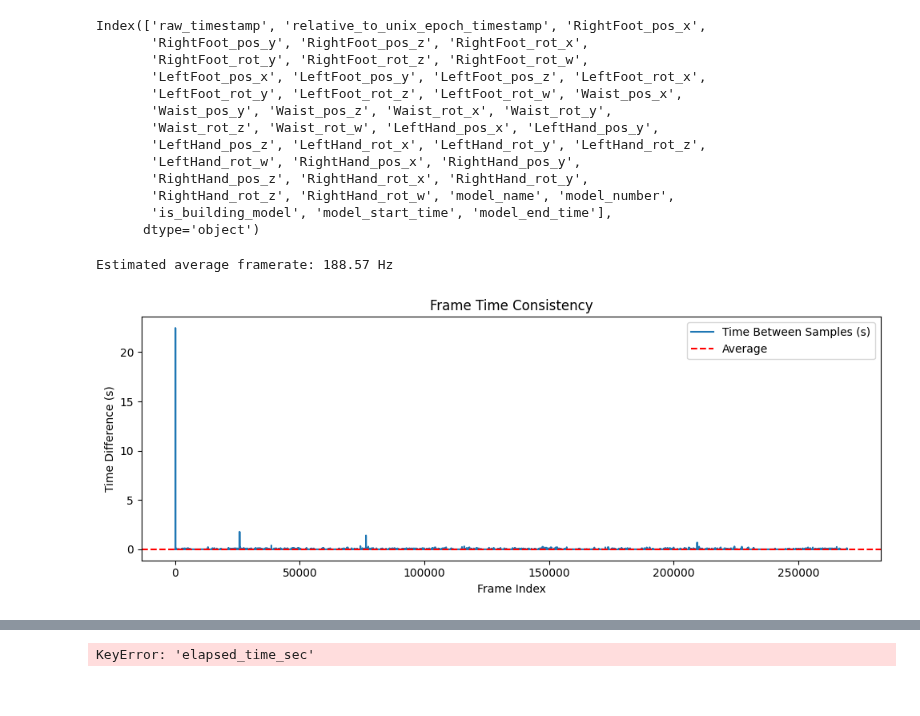
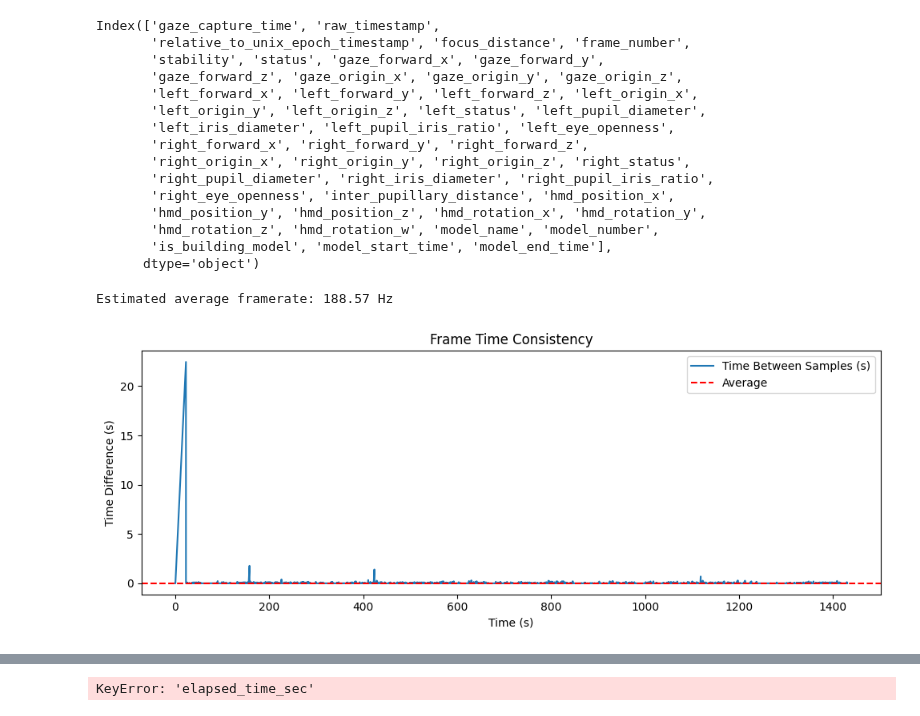
Before and after one commit to JohnMadrid/lego-vr-analysis, a Jupyter notebook: 1_data_analysis_sample_Condition1.ipynb, the cells around one changed output, grey strips where cells are left out. Drawn from its saved outputs; the diff is of its cells as text; code cells hidden in the pictures.

Commit message:
Sampling rate, added labels

```diff
--- a/1_data_analysis_sample_Condition1.ipynb
+++ b/1_data_analysis_sample_Condition1.ipynb
@@ -3,6 +3,14 @@ import pandas as pd
 import matplotlib.pyplot as plt
 
 # CSV-Data
-df = pd.read_csv("D:/LegoVR/unity-lego-vr/Other_than_in_project_files/BT_Data/P001_BT_Data_2025-07-31.csv")
+# Ensure headers are attached correctly by explicitly specifying header row if needed
+# If the first row of the CSV is the header, this will work as is.
+# If not, adjust header= accordingly (e.g., header=0 or header=None and provide names).
+df = pd.read_csv(
+    "D:/LegoVR/unity-lego-vr/Other_than_in_project_files/ET_Data/P001_ET_Data_2025-07-31_Condition1.csv",
+    header=0  # Change this if your header is not the first row
+)
+# Optionally, print the columns to verify correct header attachment
+# print("Loaded columns:", df.columns.tolist())
 df
 # %% [output]
@@ -22,45 +30,52 @@ df
 # %%
 df.columns
 # %% [output]
-Index(['raw_timestamp', 'relative_to_unix_epoch_timestamp', 'RightFoot_pos_x',
-       'RightFoot_pos_y', 'RightFoot_pos_z', 'RightFoot_rot_x',
-       'RightFoot_rot_y', 'RightFoot_rot_z', 'RightFoot_rot_w',
-       'LeftFoot_pos_x', 'LeftFoot_pos_y', 'LeftFoot_pos_z', 'LeftFoot_rot_x',
-       'LeftFoot_rot_y', 'LeftFoot_rot_z', 'LeftFoot_rot_w', 'Waist_pos_x',
-       'Waist_pos_y', 'Waist_pos_z', 'Waist_rot_x', 'Waist_rot_y',
-       'Waist_rot_z', 'Waist_rot_w', 'LeftHand_pos_x', 'LeftHand_pos_y',
-       'LeftHand_pos_z', 'LeftHand_rot_x', 'LeftHand_rot_y', 'LeftHand_rot_z',
-       'LeftHand_rot_w', 'RightHand_pos_x', 'RightHand_pos_y',
-       'RightHand_pos_z', 'RightHand_rot_x', 'RightHand_rot_y',
-       'RightHand_rot_z', 'RightHand_rot_w', 'model_name', 'model_number',
+Index(['gaze_capture_time', 'raw_timestamp',
+       'relative_to_unix_epoch_timestamp', 'focus_distance', 'frame_number',
+       'stability', 'status', 'gaze_forward_x', 'gaze_forward_y',
+       'gaze_forward_z', 'gaze_origin_x', 'gaze_origin_y', 'gaze_origin_z',
+       'left_forward_x', 'left_forward_y', 'left_forward_z', 'left_origin_x',
+       'left_origin_y', 'left_origin_z', 'left_status', 'left_pupil_diameter',
+       'left_iris_diameter', 'left_pupil_iris_ratio', 'left_eye_openness',
+       'right_forward_x', 'right_forward_y', 'right_forward_z',
+       'right_origin_x', 'right_origin_y', 'right_origin_z', 'right_status',
+       'right_pupil_diameter', 'right_iris_diameter', 'right_pupil_iris_ratio',
+       'right_eye_openness', 'inter_pupillary_distance', 'hmd_position_x',
+       'hmd_position_y', 'hmd_position_z', 'hmd_rotation_x', 'hmd_rotation_y',
+       'hmd_rotation_z', 'hmd_rotation_w', 'model_name', 'model_number',
        'is_building_model', 'model_start_time', 'model_end_time'],
       dtype='object')
 # %%
 import pandas as pd
 import matplotlib.pyplot as plt
 
-# Load your dataframe (assuming it's already loaded as df)
-# Make sure your timestamp column is in datetime format
-df['gaze_capture_time'] = pd.to_datetime(df['gaze_capture_time'])
+# Ensure your timestamp column is in datetime format
+df['raw_timestamp'] = pd.to_datetime(df['gaze_capture_time'])
+
+# If 'gaze_capture_time' is in nanoseconds, convert to seconds for elapsed time
+if pd.api.types.is_integer_dtype(df['gaze_capture_time']):
+    df['time'] = (df['gaze_capture_time'] - df['gaze_capture_time'].iloc[0]) / 1e9
+else:
+    # If already datetime, use total seconds from the first timestamp
+    df['time'] = (pd.to_datetime(df['gaze_capture_time']) - pd.to_datetime(df['gaze_capture_time'].iloc[0])).dt.total_seconds()
 
 # Calculate time differences between consecutive frames in seconds
-df['time_diff'] = df['gaze_capture_time'].diff().dt.total_seconds()
+df['time_diff'] = df['time'].diff()
 
 # Estimate framerate from average time difference (ignoring NaN from first diff)
 average_framerate = 1 / df['time_diff'].dropna().mean()
 print(f"Estimated average framerate: {average_framerate:.2f} Hz")
 
-# Plot time_diff to visualize consistency
+# Plot time_diff to visualize consistency, using 'time' on the x axis
 plt.figure(figsize=(10, 4))
-plt.plot(df['time_diff'], label='Time Between Samples (s)')
+plt.plot(df['time'], df['time_diff'], label='Time Between Samples (s)')
 plt.axhline(1/average_framerate, color='red', linestyle='--', label='Average')
-# plt.ylim(0,2)
-plt.xlabel('Frame Index')
+plt.xlabel('Time (s)')
 plt.ylabel('Time Difference (s)')
 plt.title('Frame Time Consistency')
 plt.legend()
 plt.tight_layout()
 plt.show()
 # %% [output]
 Estimated average framerate: 188.57 Hz
-[figure, old version]
+[figure, new version]
```
Also changed, not shown: parts of 2 cells of this notebook, 3 other files.
